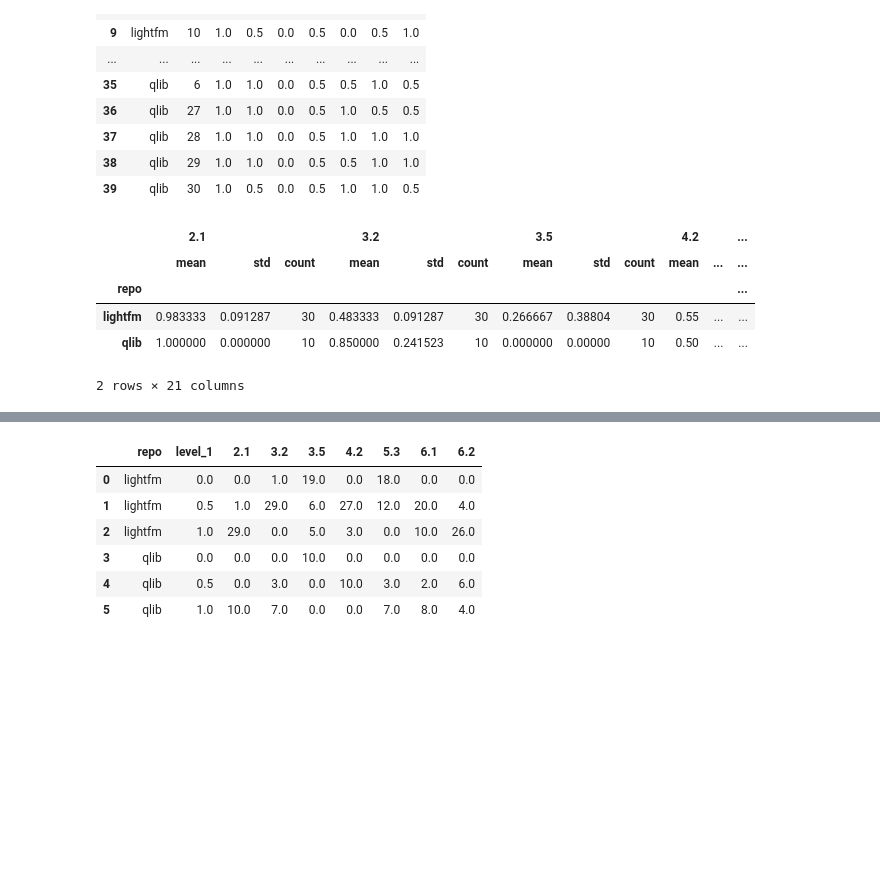
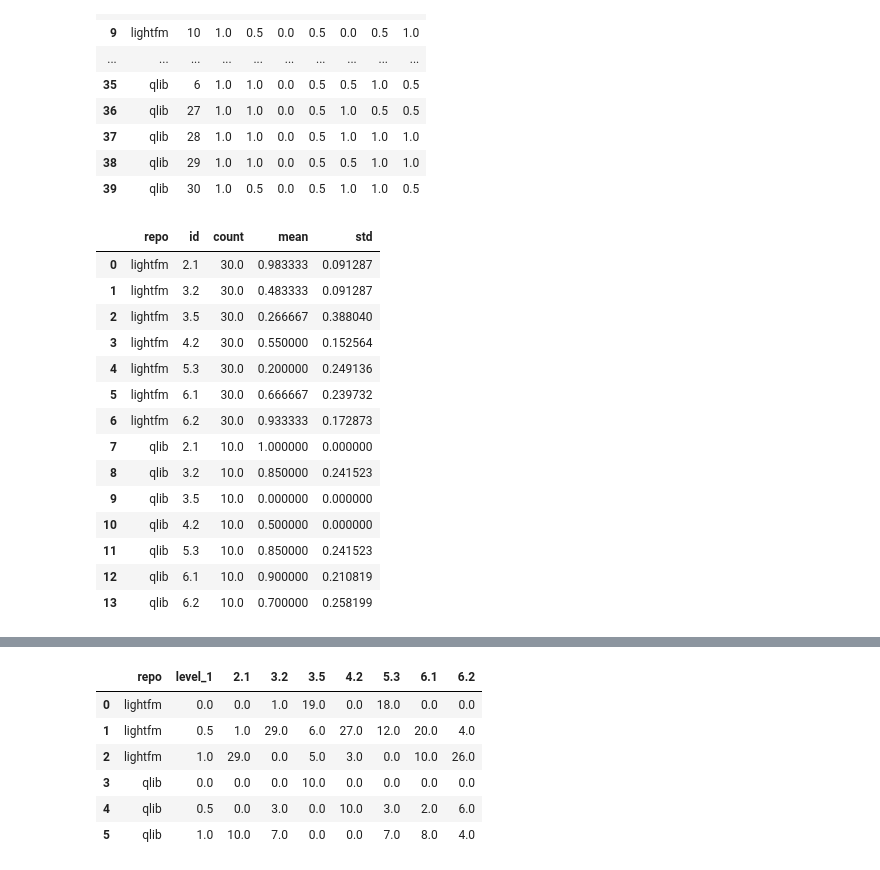
Before and after one commit to UBC-MDS/fixml, a Jupyter notebook: report/01_analysis.ipynb, the cells around one changed output, grey strips where cells are left out. Drawn from its saved outputs; the diff is of its cells as text; code cells hidden in the pictures; blank space fills up the shorter version.

```diff
--- a/report/01_analysis.ipynb
+++ b/report/01_analysis.ipynb
@@ -79,14 +79,31 @@ df_repo_run
 | 38 | qlib | 29 | 1.0 | 1.0 | 0.0 | 0.5 | 0.5 | 1.0 | 1.0 |
 | 39 | qlib | 30 | 1.0 | 0.5 | 0.0 | 0.5 | 1.0 | 1.0 | 0.5 |
 # %%
-df_repo = df_repo_run.groupby(['repo']).agg({
+df_repo__stat = df_repo_run.groupby(['repo']).agg({
     id: ['mean', 'std', 'count'] for id in checklist_ids
 })
-df_repo
+
+df_repo__stat = pd.melt(df_repo__stat.reset_index(), id_vars=[('repo', '')])
+df_repo__stat.columns = ['repo', 'id', 'stat', 'value']
+df_repo__stat = (
+    df_repo__stat.pivot(index=['repo', 'id'], columns='stat', values='value')
+    .reset_index()
+    .rename_axis(None, axis=1)
+)
+df_repo__stat
 # %% [output]
-|  | 2.1 |  |  | 3.2 |  |  | 3.5 |  |  | 4.2 |  | ... |
-|  | mean | std | count | mean | std | count | mean | std | count | mean | ... | ... |
-| repo |  |  |  |  |  |  |  |  |  |  |  | ... |
-| lightfm | 0.983333 | 0.091287 | 30 | 0.483333 | 0.091287 | 30 | 0.266667 | 0.38804 | 30 | 0.55 | ... | ... |
-| qlib | 1.000000 | 0.000000 | 10 | 0.850000 | 0.241523 | 10 | 0.000000 | 0.00000 | 10 | 0.50 | ... | ... |
+|  | repo | id | count | mean | std |
+| 0 | lightfm | 2.1 | 30.0 | 0.983333 | 0.091287 |
+| 1 | lightfm | 3.2 | 30.0 | 0.483333 | 0.091287 |
+| 2 | lightfm | 3.5 | 30.0 | 0.266667 | 0.388040 |
+| 3 | lightfm | 4.2 | 30.0 | 0.550000 | 0.152564 |
+| 4 | lightfm | 5.3 | 30.0 | 0.200000 | 0.249136 |
+| 5 | lightfm | 6.1 | 30.0 | 0.666667 | 0.239732 |
+| 6 | lightfm | 6.2 | 30.0 | 0.933333 | 0.172873 |
+| 7 | qlib | 2.1 | 10.0 | 1.000000 | 0.000000 |
+| 8 | qlib | 3.2 | 10.0 | 0.850000 | 0.241523 |
+| 9 | qlib | 3.5 | 10.0 | 0.000000 | 0.000000 |
+| 10 | qlib | 4.2 | 10.0 | 0.500000 | 0.000000 |
+| 11 | qlib | 5.3 | 10.0 | 0.850000 | 0.241523 |
+| 12 | qlib | 6.1 | 10.0 | 0.900000 | 0.210819 |
+| 13 | qlib | 6.2 | 10.0 | 0.700000 | 0.258199 |
-2 rows × 21 columns
```
Also changed, not shown: parts of 7 cells of this notebook.
